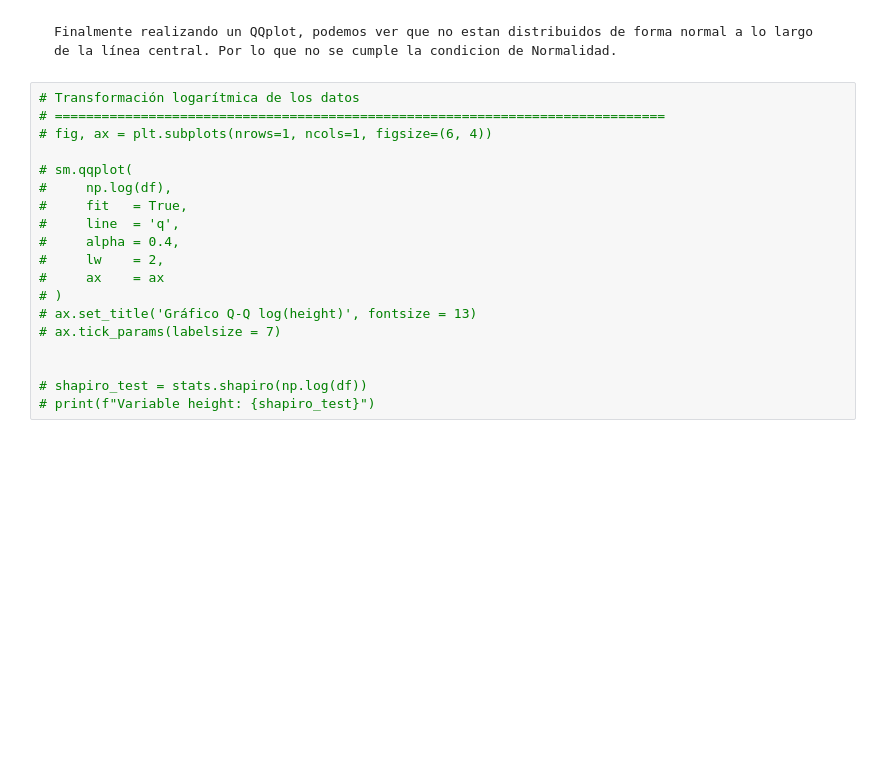
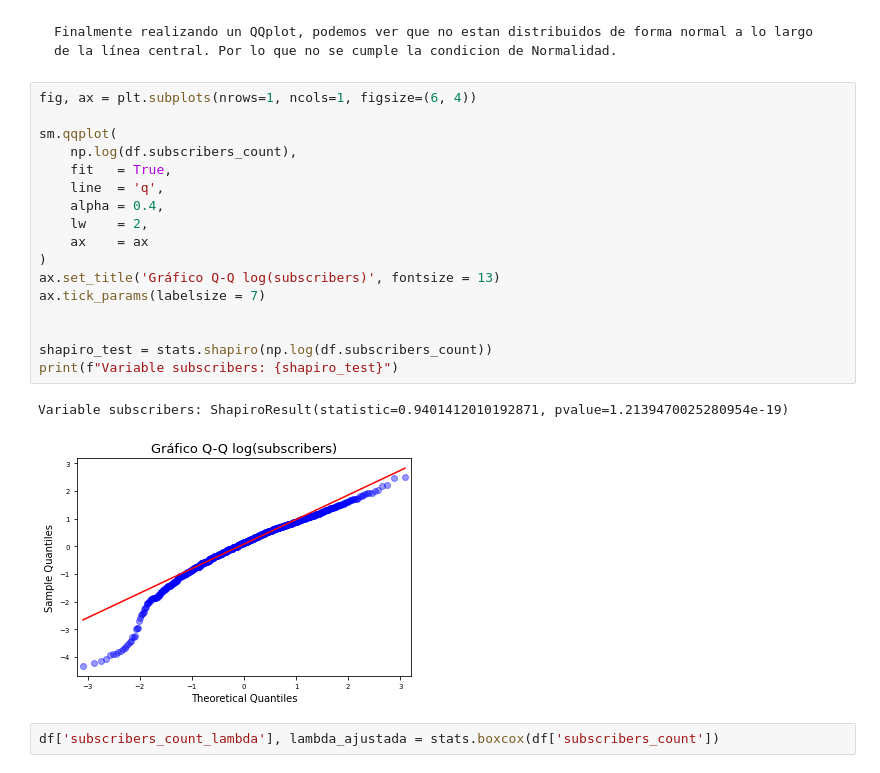
Before and after one commit to Adalab/Adalab-DA-promo-A-module-3-pairprog-3-pair-4-Alicia-Lidia, a Jupyter notebook: Regresión/Regresión 2/Pair_regresión _2.ipynb, the cells around one changed output. Saved outputs shown, nothing was run; the diff lists cells and outputs as text; blank space fills up the shorter version.

```diff
--- a/Regresión/Regresión 2/Pair_regresión _2.ipynb
+++ b/Regresión/Regresión 2/Pair_regresión _2.ipynb
@@ -110,21 +110,24 @@ py.show()
 # %% [markdown]
     Finalmente realizando un QQplot, podemos ver que no estan distribuidos de forma normal a lo largo de la línea central. Por lo que no se cumple la condicion de Normalidad.
 # %%
-# Transformación logarítmica de los datos
-# ==============================================================================
-# fig, ax = plt.subplots(nrows=1, ncols=1, figsize=(6, 4))
+fig, ax = plt.subplots(nrows=1, ncols=1, figsize=(6, 4))
 
-# sm.qqplot(
-#     np.log(df),
-#     fit   = True,
-#     line  = 'q',
-#     alpha = 0.4,
-#     lw    = 2,
-#     ax    = ax
-# )
-# ax.set_title('Gráfico Q-Q log(height)', fontsize = 13)
-# ax.tick_params(labelsize = 7)
+sm.qqplot(
+    np.log(df.subscribers_count),
+    fit   = True,
+    line  = 'q',
+    alpha = 0.4,
+    lw    = 2,
+    ax    = ax
+)
+ax.set_title('Gráfico Q-Q log(subscribers)', fontsize = 13)
+ax.tick_params(labelsize = 7)
 
 
-# shapiro_test = stats.shapiro(np.log(df))
-# print(f"Variable height: {shapiro_test}")
+shapiro_test = stats.shapiro(np.log(df.subscribers_count))
+print(f"Variable subscribers: {shapiro_test}")
+# %% [output]
+Variable subscribers: ShapiroResult(statistic=0.9401412010192871, pvalue=1.2139470025280954e-19)
+[figure, added]
+# %%
+df['subscribers_count_lambda'], lambda_ajustada = stats.boxcox(df['subscribers_count'])
```
Also changed, not shown: parts of 12 cells of this notebook.
